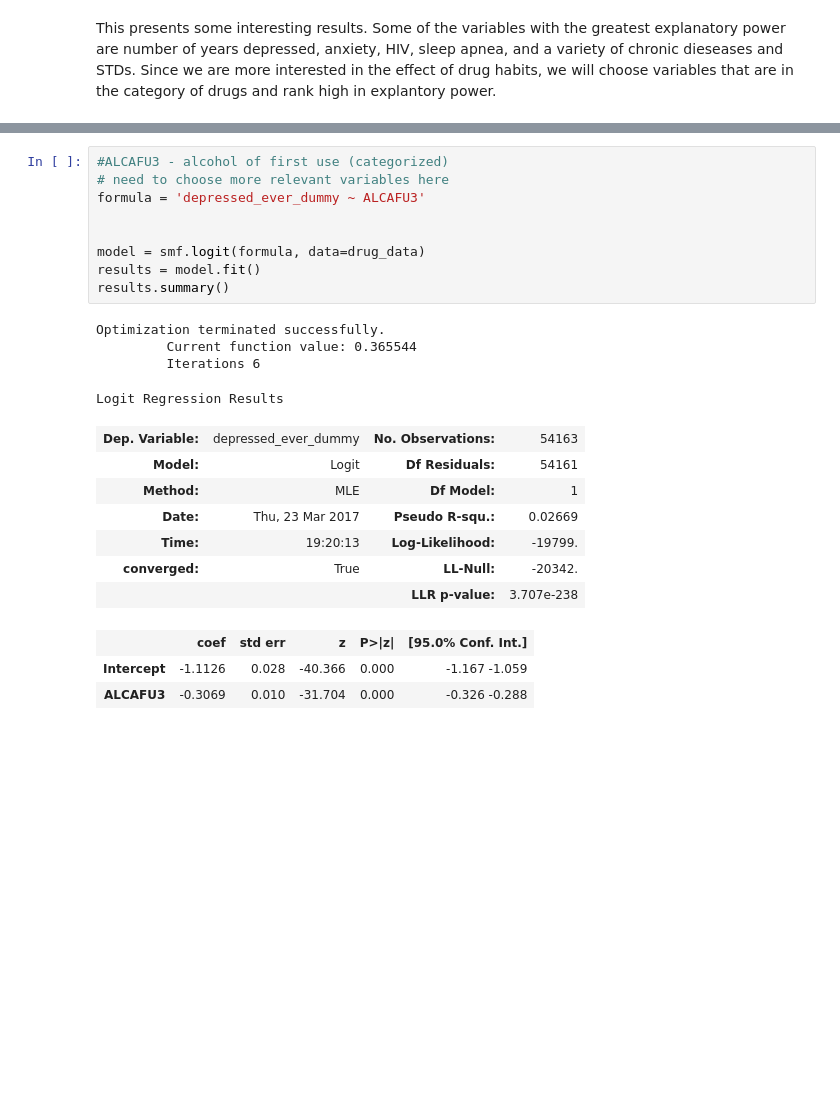
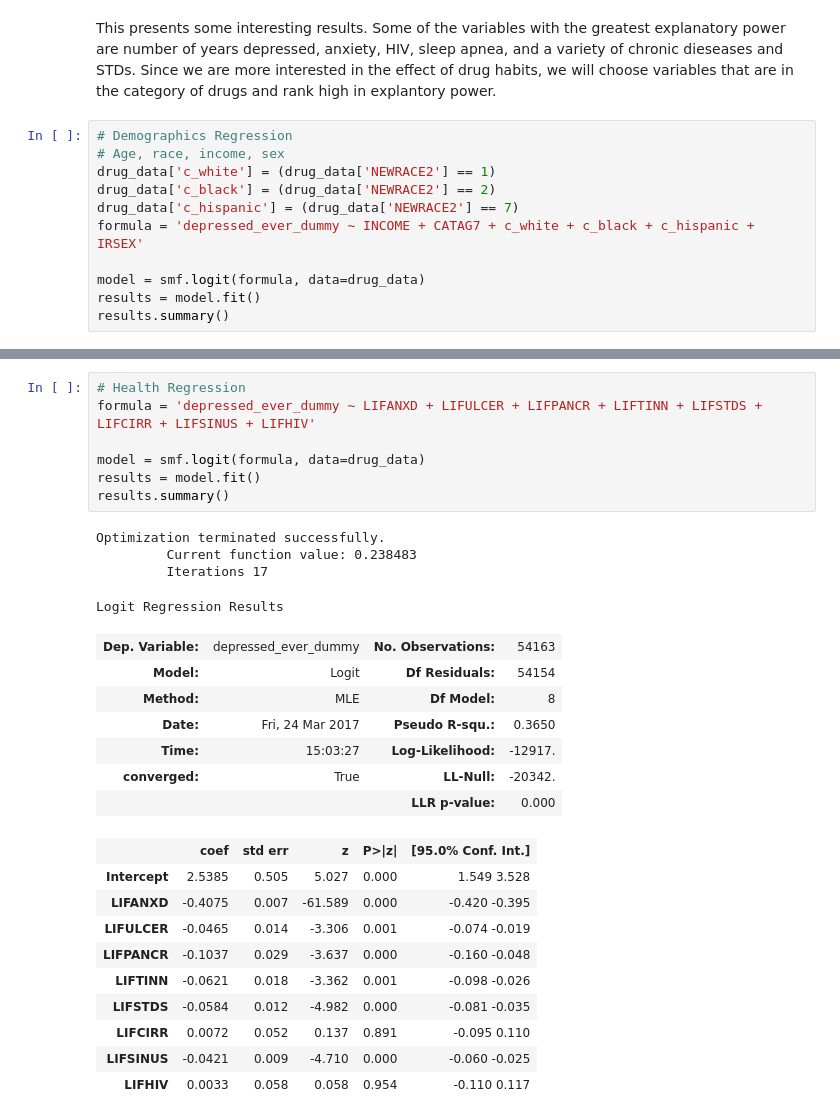
Before and after one commit to willythor/ThinkStats2, a Jupyter notebook: code/Report 2.ipynb, the cells around one changed output, grey strips where cells are left out. Saved outputs shown, nothing was run; the diff lists cells and outputs as text; blank space fills up the shorter version.

```diff
--- a/code/Report 2.ipynb
+++ b/code/Report 2.ipynb
@@ -261,3 +261,14 @@ print(variables)
 [(0.66371161059060702, 'YRDEPRS'), (0.39445360010349639, 'DEPRSYR'), (0.36283277774077816, 'LIFANXD'), (0.26772973007537304, 'LIFSLPAP'), (0.2651498149512409, 'LIFULCER'), (0.26508539301451617, 'LIFPA ...
 # %% [markdown]
 This presents some interesting results. Some of the variables with the greatest explanatory power are number of years depressed, anxiety, HIV, sleep apnea, and a variety of chronic dieseases and STDs. Since we are more interested in the effect of drug habits, we will choose variables that are in the category of drugs and rank high in explantory power.
+# %%
+# Demographics Regression
+# Age, race, income, sex
+drug_data['c_white'] = (drug_data['NEWRACE2'] == 1)
+drug_data['c_black'] = (drug_data['NEWRACE2'] == 2)
+drug_data['c_hispanic'] = (drug_data['NEWRACE2'] == 7)
+formula = 'depressed_ever_dummy ~ INCOME + CATAG7 + c_white + c_black + c_hispanic + IRSEX'
+
+model = smf.logit(formula, data=drug_data)
+results = model.fit()
+results.summary()
@@ -264,24 +303,29 @@ This presents some interesting results. Some of the variables with the greatest
 # %%
-#ALCAFU3 - alcohol of first use (categorized)
-# need to choose more relevant variables here
-formula = 'depressed_ever_dummy ~ ALCAFU3'
-
+# Health Regression
+formula = 'depressed_ever_dummy ~ LIFANXD + LIFULCER + LIFPANCR + LIFTINN + LIFSTDS + LIFCIRR + LIFSINUS + LIFHIV'
 
 model = smf.logit(formula, data=drug_data)
 results = model.fit()
 results.summary()
 # %% [output]
 Optimization terminated successfully.
-         Current function value: 0.365544
-         Iterations 6
+         Current function value: 0.238483
+         Iterations 17
 Logit Regression Results
 | Dep. Variable: | depressed_ever_dummy | No. Observations: | 54163 |
-| Model: | Logit | Df Residuals: | 54161 |
-| Method: | MLE | Df Model: | 1 |
-| Date: | Thu, 23 Mar 2017 | Pseudo R-squ.: | 0.02669 |
-| Time: | 19:20:13 | Log-Likelihood: | -19799. |
+| Model: | Logit | Df Residuals: | 54154 |
+| Method: | MLE | Df Model: | 8 |
+| Date: | Fri, 24 Mar 2017 | Pseudo R-squ.: | 0.3650 |
+| Time: | 15:03:27 | Log-Likelihood: | -12917. |
 | converged: | True | LL-Null: | -20342. |
-|  |  | LLR p-value: | 3.707e-238 |
+|  |  | LLR p-value: | 0.000 |
 |  | coef | std err | z | P>|z| | [95.0% Conf. Int.] |
-| Intercept | -1.1126 | 0.028 | -40.366 | 0.000 | -1.167 -1.059 |
-| ALCAFU3 | -0.3069 | 0.010 | -31.704 | 0.000 | -0.326 -0.288 |
+| Intercept | 2.5385 | 0.505 | 5.027 | 0.000 | 1.549 3.528 |
+| LIFANXD | -0.4075 | 0.007 | -61.589 | 0.000 | -0.420 -0.395 |
+| LIFULCER | -0.0465 | 0.014 | -3.306 | 0.001 | -0.074 -0.019 |
+| LIFPANCR | -0.1037 | 0.029 | -3.637 | 0.000 | -0.160 -0.048 |
+| LIFTINN | -0.0621 | 0.018 | -3.362 | 0.001 | -0.098 -0.026 |
+| LIFSTDS | -0.0584 | 0.012 | -4.982 | 0.000 | -0.081 -0.035 |
+| LIFCIRR | 0.0072 | 0.052 | 0.137 | 0.891 | -0.095 0.110 |
+| LIFSINUS | -0.0421 | 0.009 | -4.710 | 0.000 | -0.060 -0.025 |
+| LIFHIV | 0.0033 | 0.058 | 0.058 | 0.954 | -0.110 0.117 |
```
Also changed, not shown: parts of 12 cells of this notebook.
